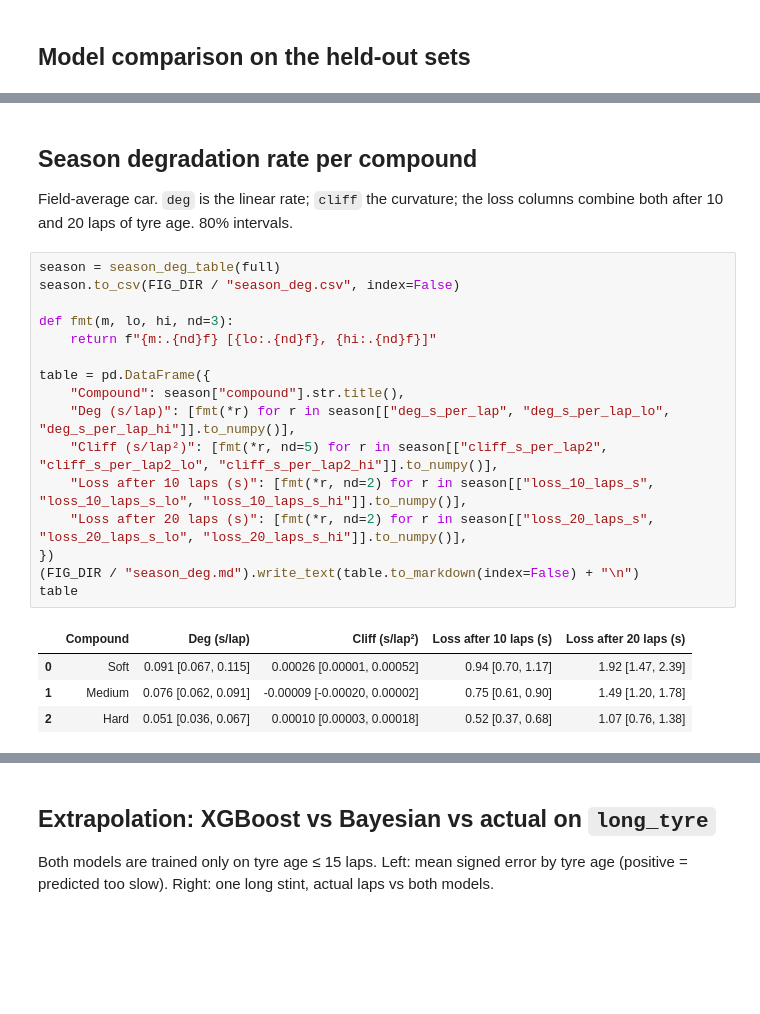
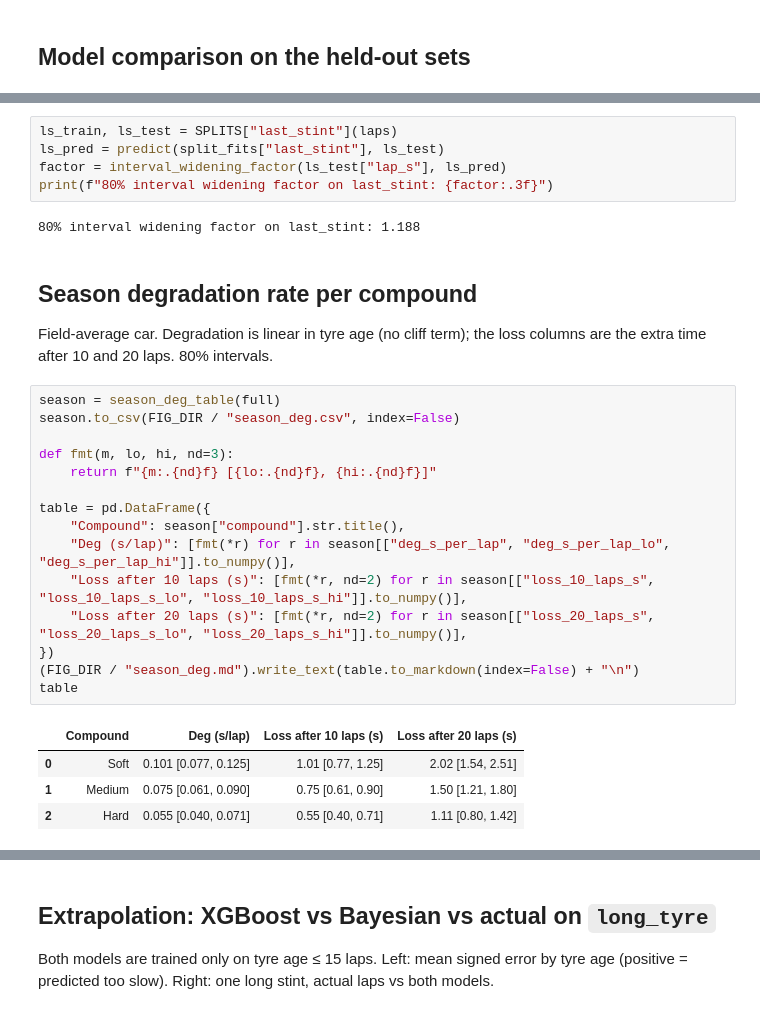
Before and after one commit to tinySage/claude-F1, a Jupyter notebook: notebooks/03_deg_model.ipynb, the cells around one changed output, grey strips where cells are left out. Drawn from its saved outputs; the diff is of its cells as text; blank space fills up the shorter version.

```diff
--- a/notebooks/03_deg_model.ipynb
+++ b/notebooks/03_deg_model.ipynb
@@ -67,29 +74,35 @@ comp.round(3)
+# %%
+ls_train, ls_test = SPLITS["last_stint"](laps)
+ls_pred = predict(split_fits["last_stint"], ls_test)
+factor = interval_widening_factor(ls_test["lap_s"], ls_pred)
+print(f"80% interval widening factor on last_stint: {factor:.3f}")
+# %% [output]
+80% interval widening factor on last_stint: 1.188
 # %% [markdown]
 ## Season degradation rate per compound
 
-Field-average car. `deg` is the linear rate; `cliff` the curvature; the loss
-columns combine both after 10 and 20 laps of tyre age. 80% intervals.
+Field-average car. Degradation is linear in tyre age (no cliff term); the
+loss columns are the extra time after 10 and 20 laps. 80% intervals.
 # %%
 season = season_deg_table(full)
 season.to_csv(FIG_DIR / "season_deg.csv", index=False)
 
 def fmt(m, lo, hi, nd=3):
     return f"{m:.{nd}f} [{lo:.{nd}f}, {hi:.{nd}f}]"
 
 table = pd.DataFrame({
     "Compound": season["compound"].str.title(),
     "Deg (s/lap)": [fmt(*r) for r in season[["deg_s_per_lap", "deg_s_per_lap_lo", "deg_s_per_lap_hi"]].to_numpy()],
-    "Cliff (s/lap²)": [fmt(*r, nd=5) for r in season[["cliff_s_per_lap2", "cliff_s_per_lap2_lo", "cliff_s_per_lap2_hi"]].to_numpy()],
     "Loss after 10 laps (s)": [fmt(*r, nd=2) for r in season[["loss_10_laps_s", "loss_10_laps_s_lo", "loss_10_laps_s_hi"]].to_numpy()],
     "Loss after 20 laps (s)": [fmt(*r, nd=2) for r in season[["loss_20_laps_s", "loss_20_laps_s_lo", "loss_20_laps_s_hi"]].to_numpy()],
 })
 (FIG_DIR / "season_deg.md").write_text(table.to_markdown(index=False) + "\n")
 table
 # %% [output]
-|  | Compound | Deg (s/lap) | Cliff (s/lap²) | Loss after 10 laps (s) | Loss after 20 laps (s) |
-| 0 | Soft | 0.091 [0.067, 0.115] | 0.00026 [0.00001, 0.00052] | 0.94 [0.70, 1.17] | 1.92 [1.47, 2.39] |
-| 1 | Medium | 0.076 [0.062, 0.091] | -0.00009 [-0.00020, 0.00002] | 0.75 [0.61, 0.90] | 1.49 [1.20, 1.78] |
-| 2 | Hard | 0.051 [0.036, 0.067] | 0.00010 [0.00003, 0.00018] | 0.52 [0.37, 0.68] | 1.07 [0.76, 1.38] |
+|  | Compound | Deg (s/lap) | Loss after 10 laps (s) | Loss after 20 laps (s) |
+| 0 | Soft | 0.101 [0.077, 0.125] | 1.01 [0.77, 1.25] | 2.02 [1.54, 2.51] |
+| 1 | Medium | 0.075 [0.061, 0.090] | 0.75 [0.61, 0.90] | 1.50 [1.21, 1.80] |
+| 2 | Hard | 0.055 [0.040, 0.071] | 0.55 [0.40, 0.71] | 1.11 [0.80, 1.42] |
 # %%
 effects = effects_table(full)
 effects.round(4)
```
Also changed, not shown: parts of 14 cells of this notebook, 8 other files.
